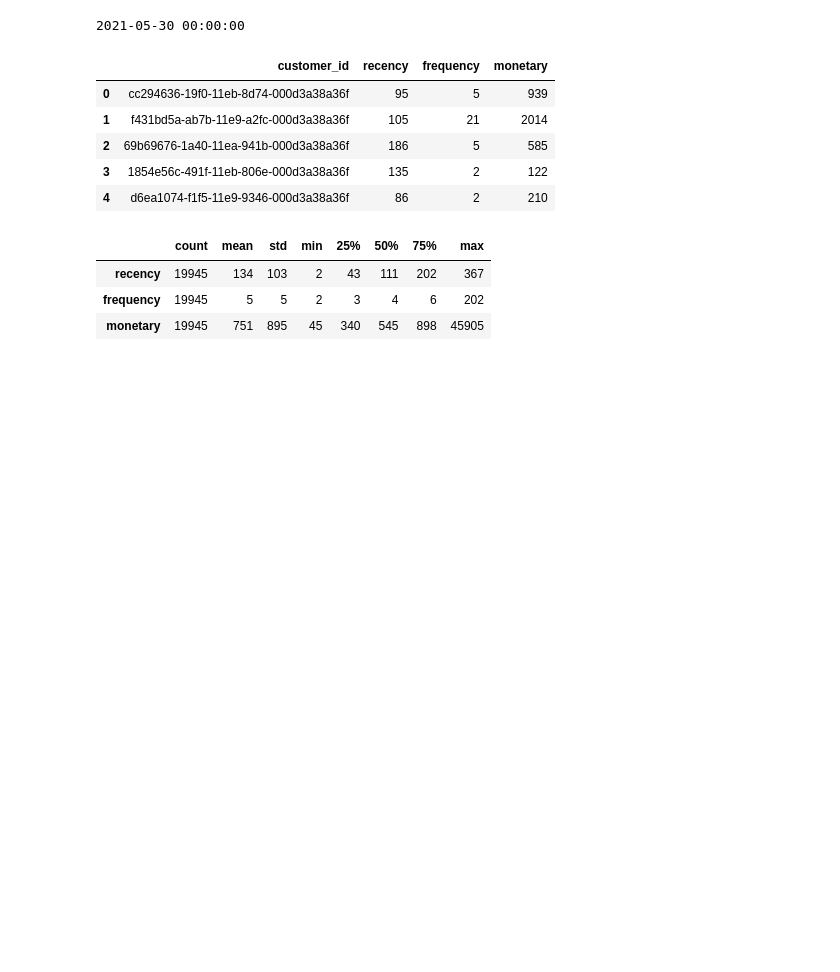
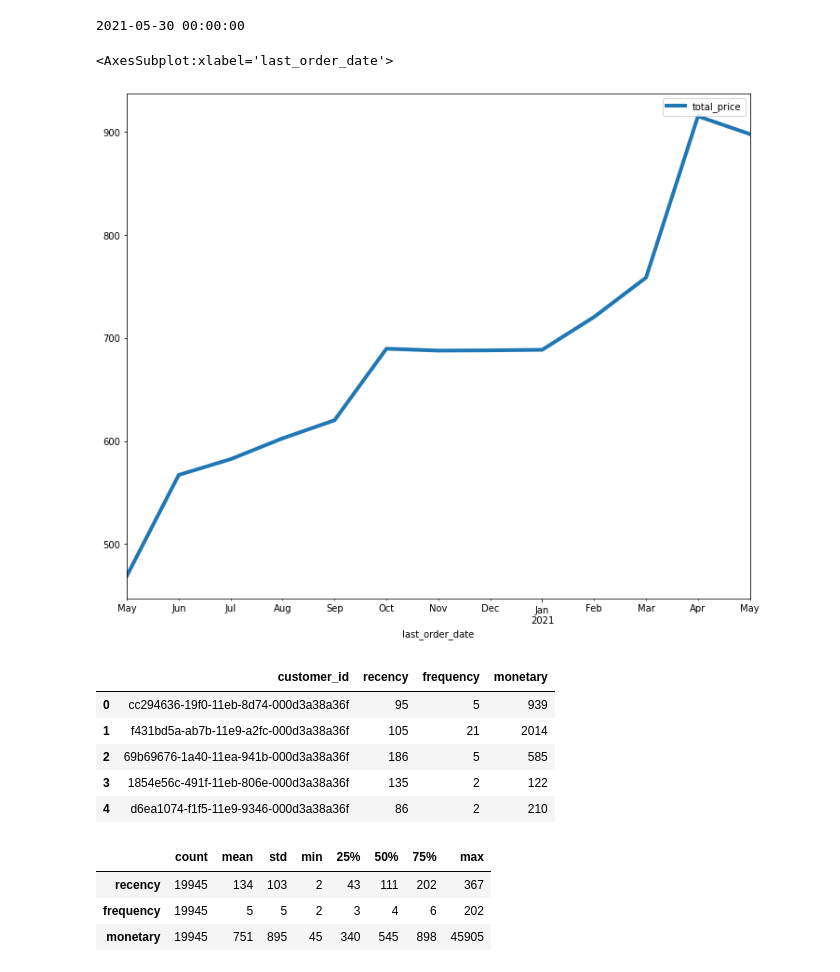
Before and after one commit to Alhndmrl/FLO---Customer-Segmentation-with-RFM-Analysis, a Jupyter notebook: flo-customer-segmentation-with-rfm-analysis.ipynb, the cells around one changed output. Drawn from its saved outputs; the diff is of its cells as text; code cells hidden in the pictures; blank space fills up the shorter version.

```diff
--- a/flo-customer-segmentation-with-rfm-analysis.ipynb
+++ b/flo-customer-segmentation-with-rfm-analysis.ipynb
@@ -217,6 +229,14 @@ print(df.last_order_date.max())
 today_date=dt.datetime(2021,6,1)
 # %% [output]
 2021-05-30 00:00:00
+# %%
+da =df[["total_price","last_order_date"]].groupby(pd.Grouper(key = "last_order_date", freq = "1M")).mean()
+fig, ax = plt.subplots(figsize=(12,10))
+
+da.plot(ax=ax,kind="line",linewidth =4)
+# %% [output]
+<AxesSubplot:xlabel='last_order_date'>
+[figure, added]
 # %%
 """
 For the RFM analysis,
```
Also changed, not shown: parts of 4 cells of this notebook.
